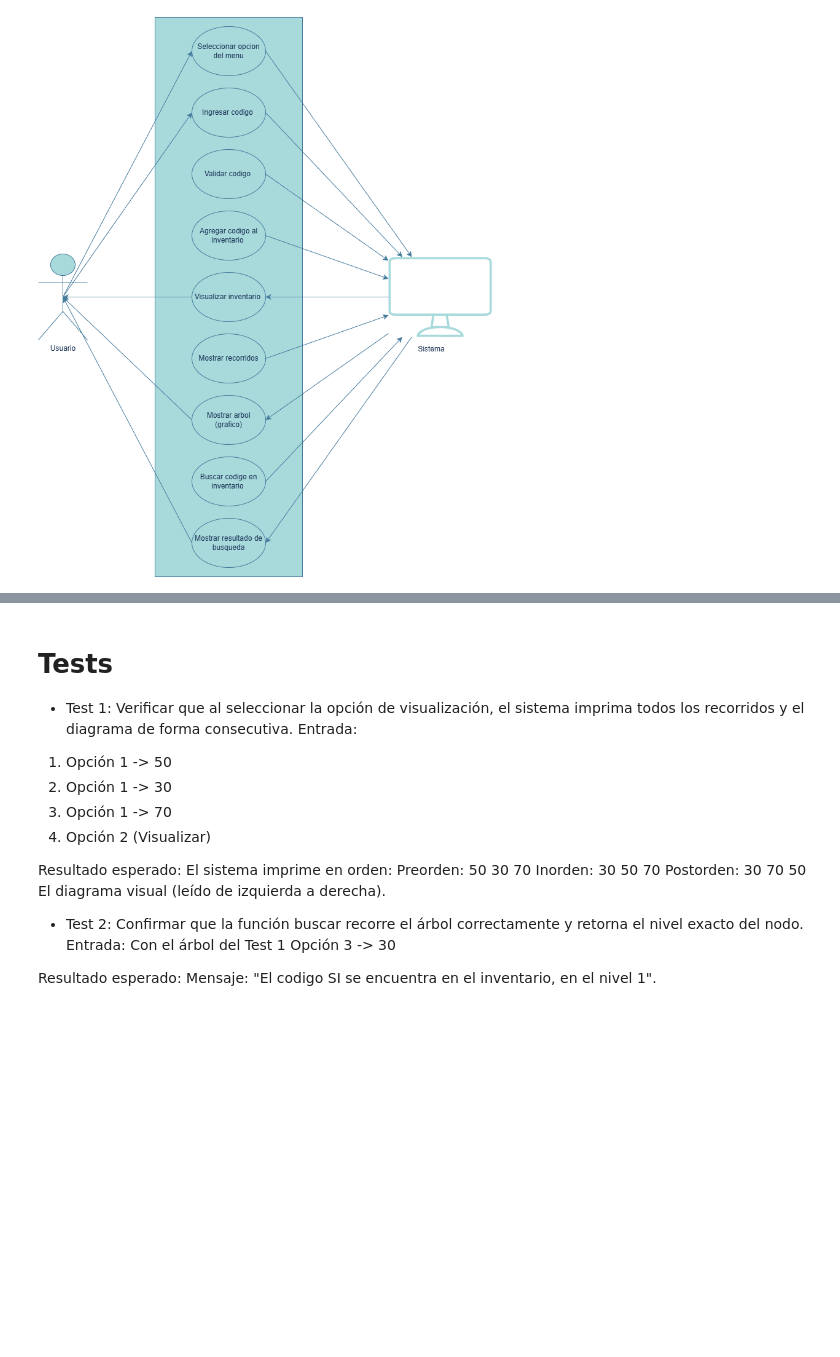
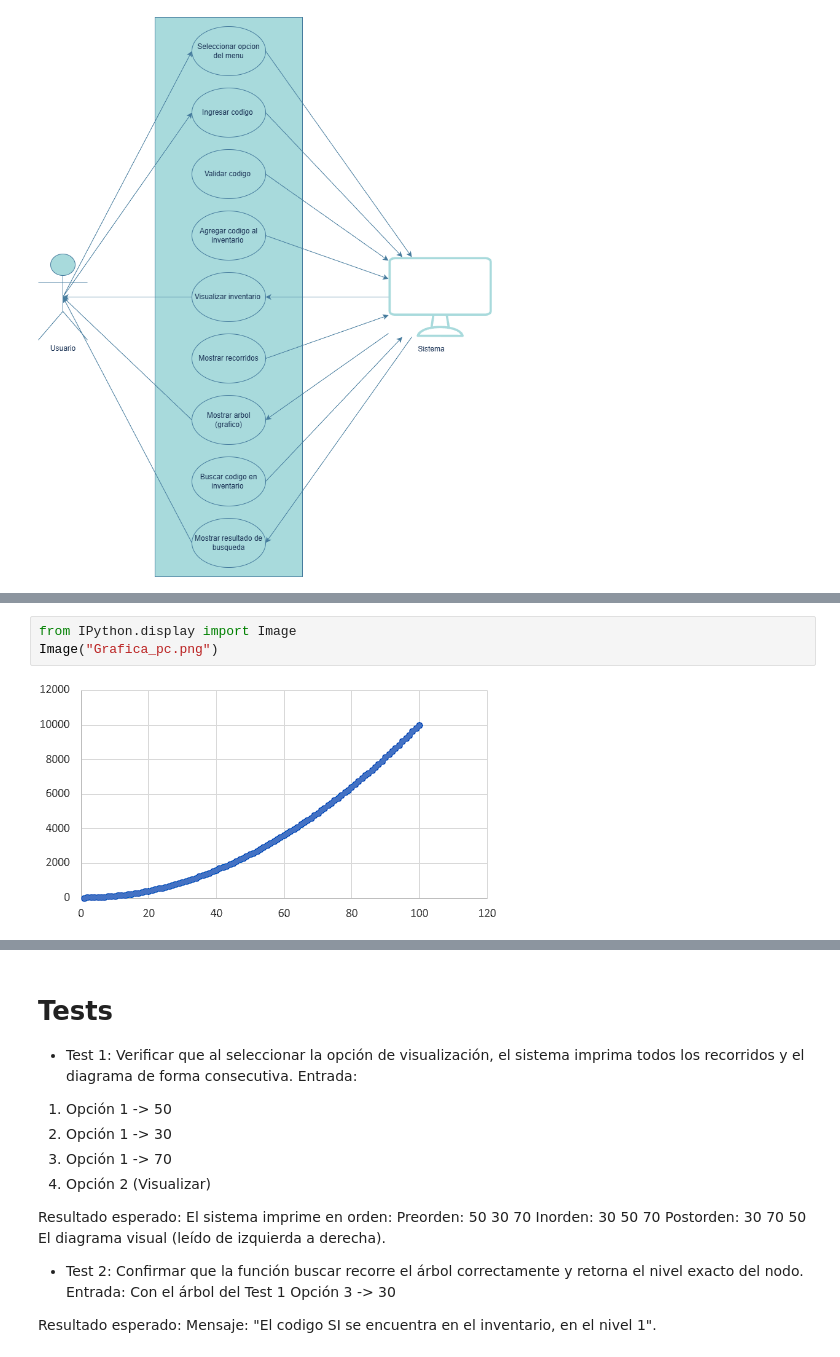
Before and after one commit to jgaravitomejia/DDYA_2026-1, a Jupyter notebook: Semana 8/Semana 8 notebook.ipynb, the cells around one changed output, grey strips where cells are left out. Saved outputs shown, nothing was run; the diff lists cells and outputs as text; blank space fills up the shorter version.

```diff
--- a/Semana 8/Semana 8 notebook.ipynb
+++ b/Semana 8/Semana 8 notebook.ipynb
@@ -125,0 +157,5 @@ importa foto como con los diagramas de la semana 7
+# %%
+from IPython.display import Image
+Image("Grafica_pc.png")
+# %% [output]
+[figure, added]
```
Also changed, not shown: parts of 8 cells of this notebook.
